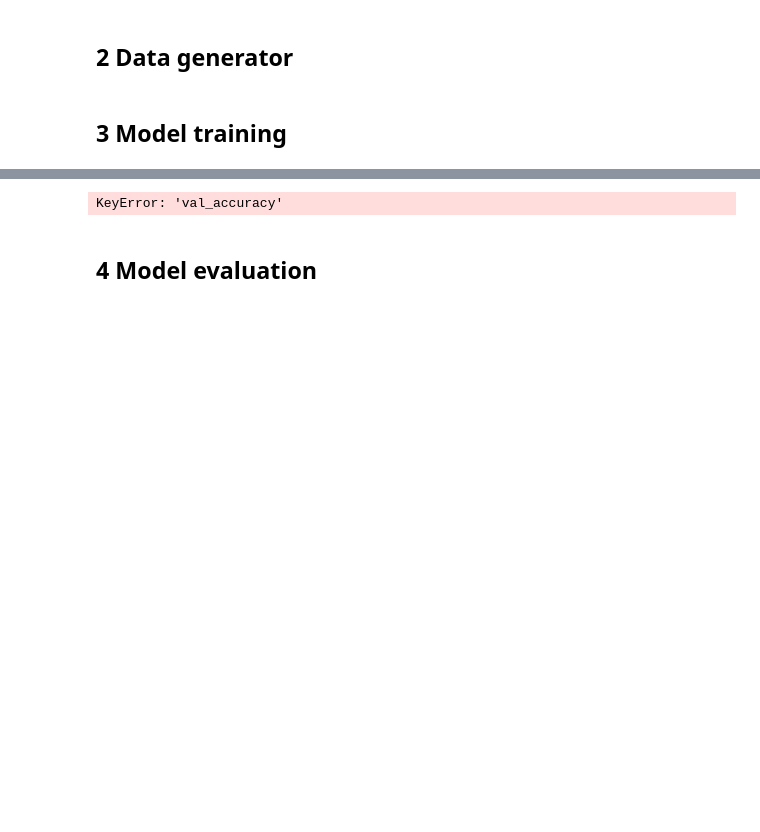
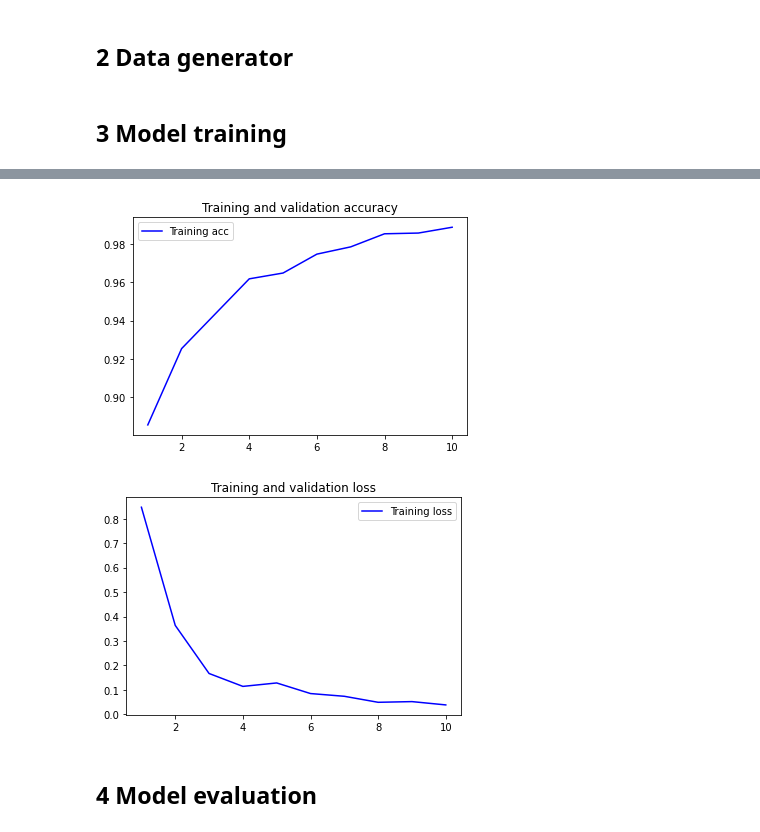
Before and after one commit to ai-explorers/chest_x_ray, a Jupyter notebook: IEEE CNN With + Masks.ipynb, the cells around one changed output, grey strips where cells are left out. Cells and saved outputs as stored; diff of their text form; code cells hidden in the pictures; blank space fills up the shorter version.

```diff
--- a/IEEE CNN With + Masks.ipynb
+++ b/IEEE CNN With + Masks.ipynb
@@ -90,2 +109,4 @@ df_train['label'].replace(
+# %%
+df_train = df_train_test
 # %%
 df_train = df_train.sample(frac=1, random_state=200).reset_index(drop=True)
@@ -113,15 +122,11 @@ len(df_train[df_train.label == 0])
 ## 2 Data generator
 # %%
 class DataGenerator(tf.keras.utils.Sequence):
-    def __init__(self, df, x_col, y_col=None, batch_size=32, num_classes=None, shuffle=True):
+    def __init__(self, df, batch_size=32, shuffle=True):
         self.batch_size = batch_size
         self.df = df
         self.indices = self.df.index.tolist()
-        self.num_classes = num_classes
         self.shuffle = shuffle
-        self.x_col = x_col
-        self.y_col = y_col
-        self.on_epoch_end()
 
     def __len__(self):
         return len(self.indices) // self.batch_size
@@ -130,6 +135,9 @@ class DataGenerator(tf.keras.utils.Sequence):
         indexes = self.indices[index * self.batch_size:(index + 1) * self.batch_size]
         batch = [self.indices[k] for k in indexes]
         X, y = self.__get_data(batch)
+
+        # X = np.array(X)
+        # X = X.reshape((X.shape[0], X.shape[1], X.shape[2], 1))
         return np.array(X), np.array(y)
 
     def on_epoch_end(self):
@@ -147,14 +155,15 @@ class DataGenerator(tf.keras.utils.Sequence):
         X_masks = []
 
         for i in range(0, len(batch)):
-            img = cv2.resize(cv2.imread(str(X_img_paths.iloc[i]), cv2.IMREAD_GRAYSCALE), (IMG_SIZE, IMG_SIZE))
-            mask = cv2.resize(cv2.imread(str(X_mask_paths.iloc[i]), cv2.IMREAD_GRAYSCALE), (IMG_SIZE, IMG_SIZE))
+            img = cv2.resize(cv2.imread(str(X_img_paths.iloc[batch[i]]), cv2.IMREAD_GRAYSCALE), (IMG_SIZE, IMG_SIZE))
+            mask = cv2.resize(cv2.imread(str(X_mask_paths.iloc[batch[i]]), cv2.IMREAD_GRAYSCALE), (IMG_SIZE, IMG_SIZE))
             X_imgs.append(img)
             X_masks.append(mask)
 
+        # return X_imgs, Y
         return np.stack((X_imgs, X_masks), axis=3), Y
 # %%
-train_generator = DataGenerator(df_train, None, None, 32, None, None)
+train_generator = DataGenerator(df_train, batch_size=32, shuffle=True)
 # %% [markdown]
 ## 3 Model training
 # %%
@@ -179,10 +188,9 @@ model.add(Activation(activations.relu))
 model.add(Dropout(0.5))
 model.add(Dense(512))
 model.add(Activation(activations.relu))
-# model.add(Dropout(0.5))
+model.add(Dropout(0.5))
 model.add(Dense(1, activation='sigmoid'))
 
-# TOOD: binary crossentropy
-model.compile(optimizer = Adam(learning_rate=0.001), loss = 'categorical_crossentropy', metrics = ['accuracy'])
+model.compile(optimizer = Adam(learning_rate=0.0001), loss = 'binary_crossentropy', metrics = ['accuracy'])
 model.summary()
 # %% [output]
@@ -236,21 +244,22 @@ Epoch 10/10
 # %%
 acc = history.history['accuracy']
-val_acc = history.history['val_accuracy']
+#val_acc = history.history['val_accuracy']
 loss = history.history['loss']
-val_loss = history.history['val_loss']
+#val_loss = history.history['val_loss']
 epochs = range(1, len(acc) + 1)
 plt.plot(epochs, acc, 'blue', label='Training acc')
-plt.plot(epochs, val_acc, 'red', label='Validation acc')
+#plt.plot(epochs, val_acc, 'red', label='Validation acc')
 plt.title('Training and validation accuracy')
 plt.legend()
 plt.figure()
 plt.plot(epochs, loss, 'blue', label='Training loss')
-plt.plot(epochs, val_loss, 'red', label='Validation loss')
+#plt.plot(epochs, val_loss, 'red', label='Validation loss')
 plt.title('Training and validation loss')
 plt.legend()
 plt.show()
 # %% [output]
-KeyError: 'val_accuracy'
+[figure, added]
+[figure, added]
 # %% [markdown]
 ## 4 Model evaluation
 # %%
```
Also changed, not shown: parts of 11 cells of this notebook.
